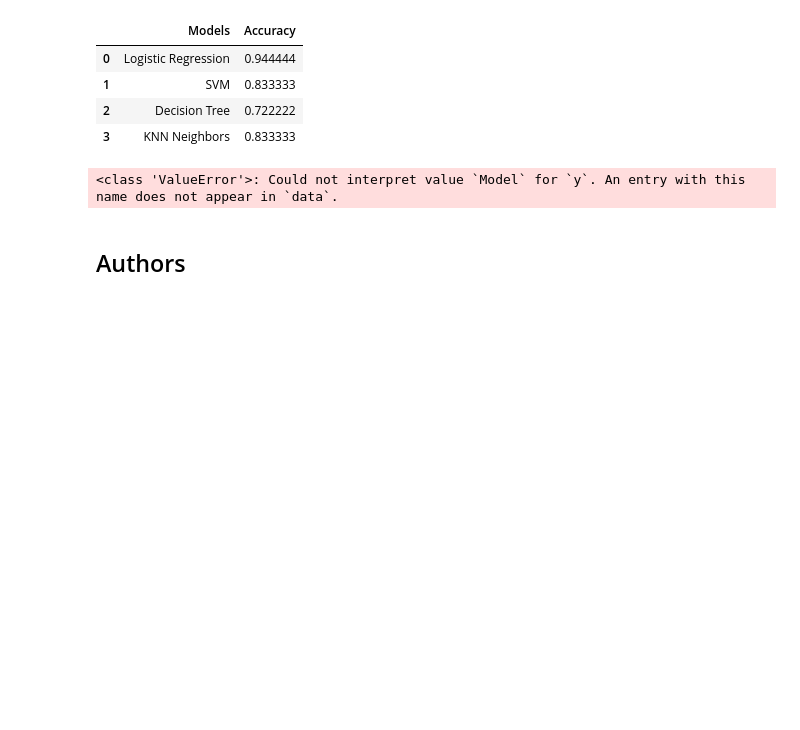
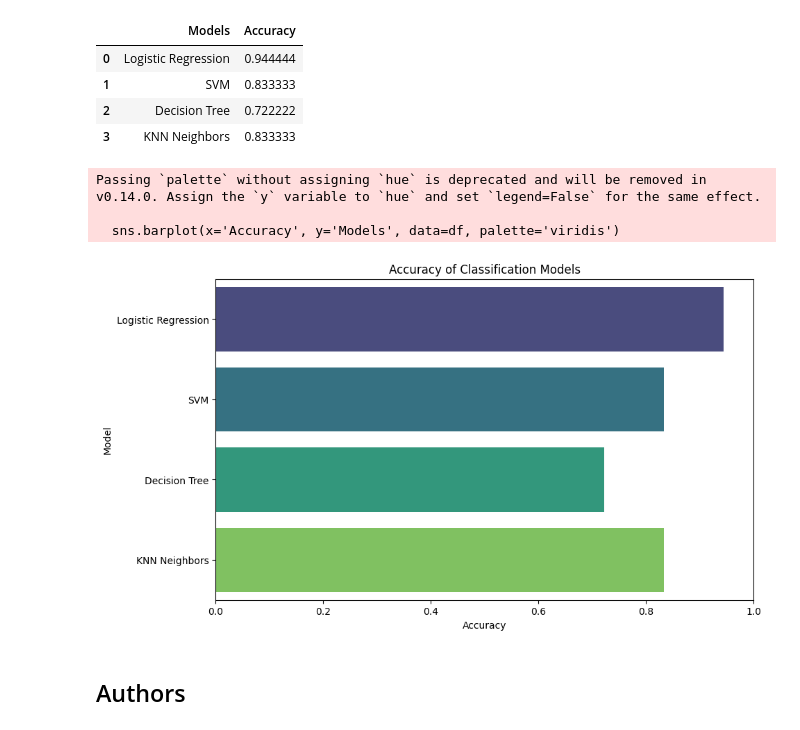
Before and after one commit to mfitri95/ibm-data-science, a Jupyter notebook: capstone/SpaceX_Machine Learning Prediction_Part_5.ipynb, the cells around one changed output. Cells and saved outputs as stored; diff of their text form; code cells hidden in the pictures; blank space fills up the shorter version.

```diff
--- a/capstone/SpaceX_Machine Learning Prediction_Part_5.ipynb
+++ b/capstone/SpaceX_Machine Learning Prediction_Part_5.ipynb
@@ -383,10 +383,19 @@ df
 | 1 | SVM | 0.833333 |
 | 2 | Decision Tree | 0.722222 |
 | 3 | KNN Neighbors | 0.833333 |
-# %%
-sns.barplot(x='Accuracy', y='Model', data=df, palette='viridis')
-# %% [output]
-<class 'ValueError'>: Could not interpret value `Model` for `y`. An entry with this name does not appear in `data`.
+# %%
+plt.figure(figsize=(10, 6))
+sns.barplot(x='Accuracy', y='Models', data=df, palette='viridis')
+plt.xlabel('Accuracy')
+plt.ylabel('Model')
+plt.title('Accuracy of Classification Models')
+plt.xlim(0, 1)  # Set the limit from 0 to 1 for better comparison
+plt.show()
+# %% [output]
+Passing `palette` without assigning `hue` is deprecated and will be removed in v0.14.0. Assign the `y` variable to `hue` and set `legend=False` for the same effect.
+
+  sns.barplot(x='Accuracy', y='Models', data=df, palette='viridis')
+[figure, added]
 # %% [markdown]
 ## Authors
 # %% [markdown]
```
